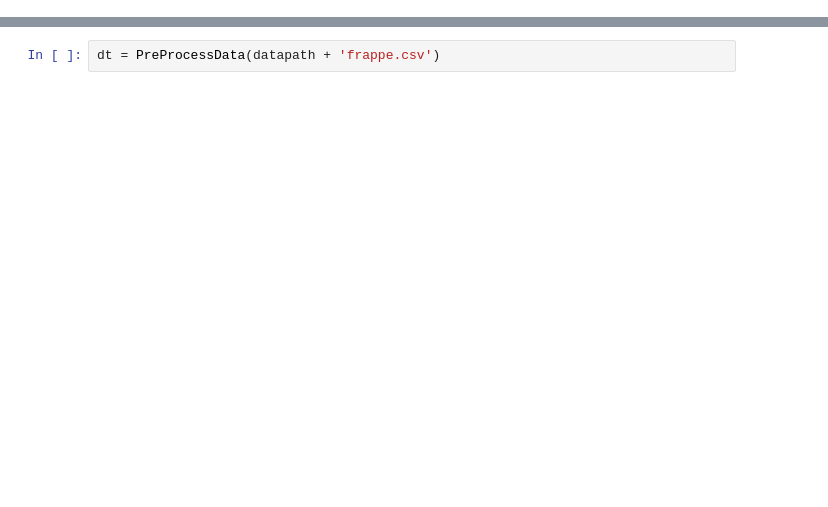
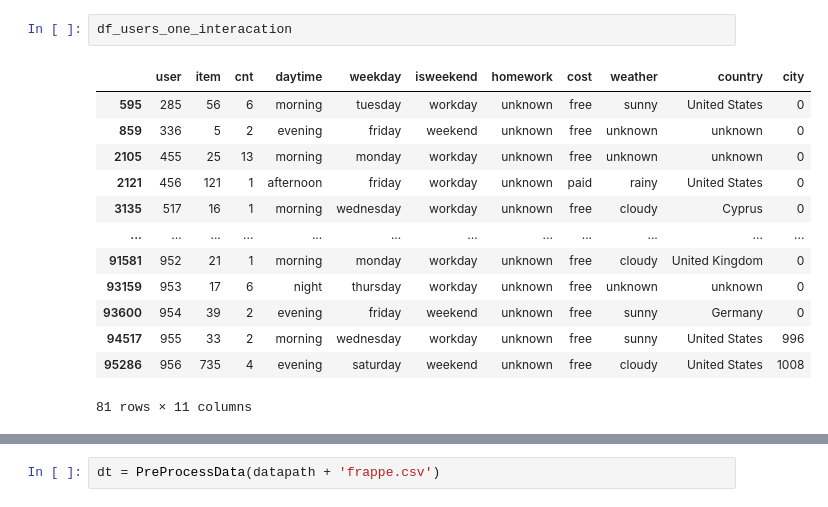
Before and after one commit to AlexAbades/recsys, a Jupyter notebook: src/notebooks/frappe.ipynb, the cells around one changed output, grey strips where cells are left out. Drawn from its saved outputs; the diff is of its cells as text; blank space fills up the shorter version.

```diff
--- a/src/notebooks/frappe.ipynb
+++ b/src/notebooks/frappe.ipynb
@@ -51,0 +92,16 @@ except OSError as e:
+# %%
+df_users_one_interacation
+# %% [output]
+|  | user | item | cnt | daytime | weekday | isweekend | homework | cost | weather | country | city |
+| 595 | 285 | 56 | 6 | morning | tuesday | workday | unknown | free | sunny | United States | 0 |
+| 859 | 336 | 5 | 2 | evening | friday | weekend | unknown | free | unknown | unknown | 0 |
+| 2105 | 455 | 25 | 13 | morning | monday | workday | unknown | free | unknown | unknown | 0 |
+| 2121 | 456 | 121 | 1 | afternoon | friday | workday | unknown | paid | rainy | United States | 0 |
+| 3135 | 517 | 16 | 1 | morning | wednesday | workday | unknown | free | cloudy | Cyprus | 0 |
+| ... | ... | ... | ... | ... | ... | ... | ... | ... | ... | ... | ... |
+| 91581 | 952 | 21 | 1 | morning | monday | workday | unknown | free | cloudy | United Kingdom | 0 |
+| 93159 | 953 | 17 | 6 | night | thursday | workday | unknown | free | unknown | unknown | 0 |
+| 93600 | 954 | 39 | 2 | evening | friday | weekend | unknown | free | sunny | Germany | 0 |
+| 94517 | 955 | 33 | 2 | morning | wednesday | workday | unknown | free | sunny | United States | 996 |
+| 95286 | 956 | 735 | 4 | evening | saturday | weekend | unknown | free | cloudy | United States | 1008 |
+81 rows × 11 columns
```
Also changed, not shown: parts of 31 cells of this notebook, 16 other files.
